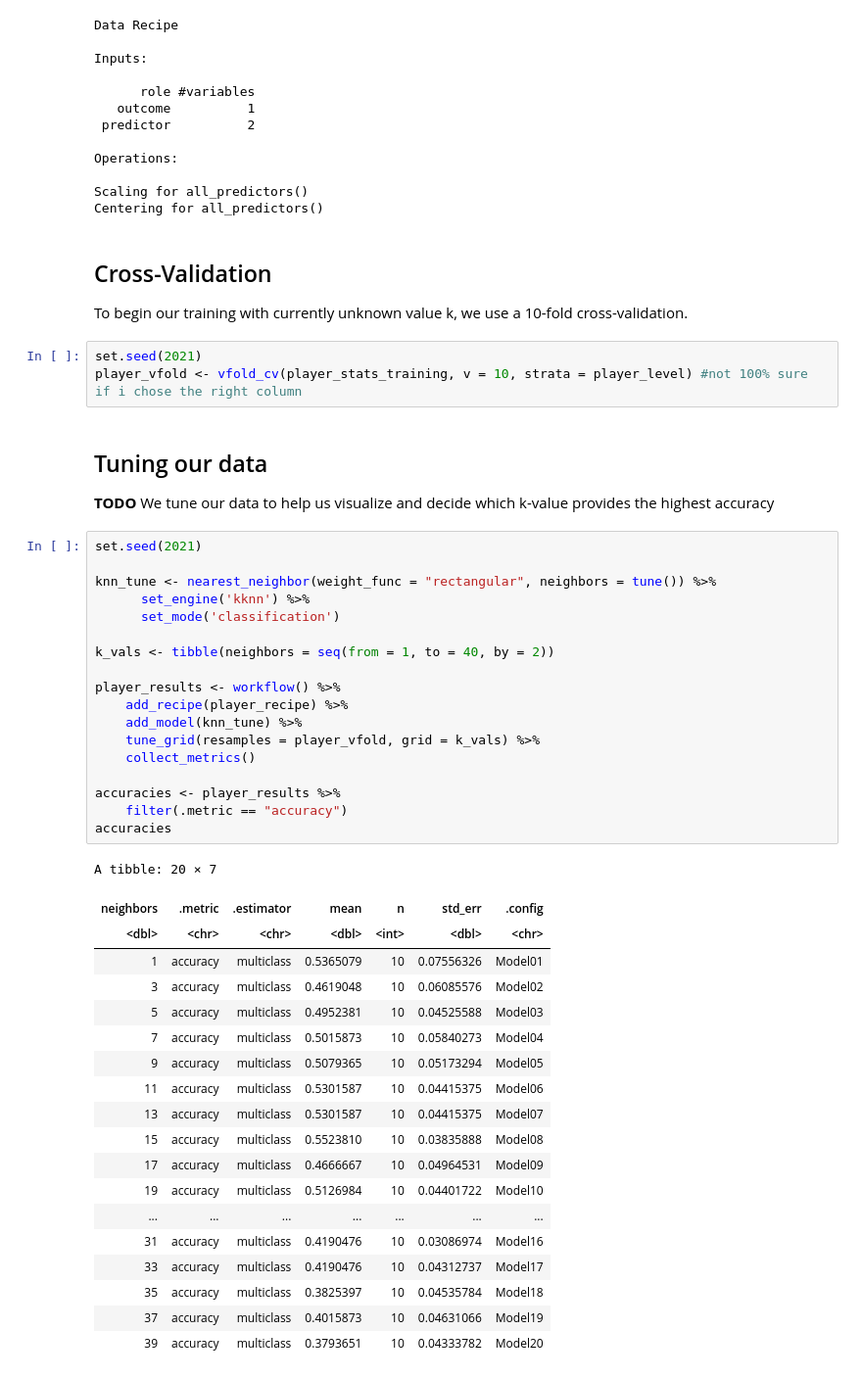
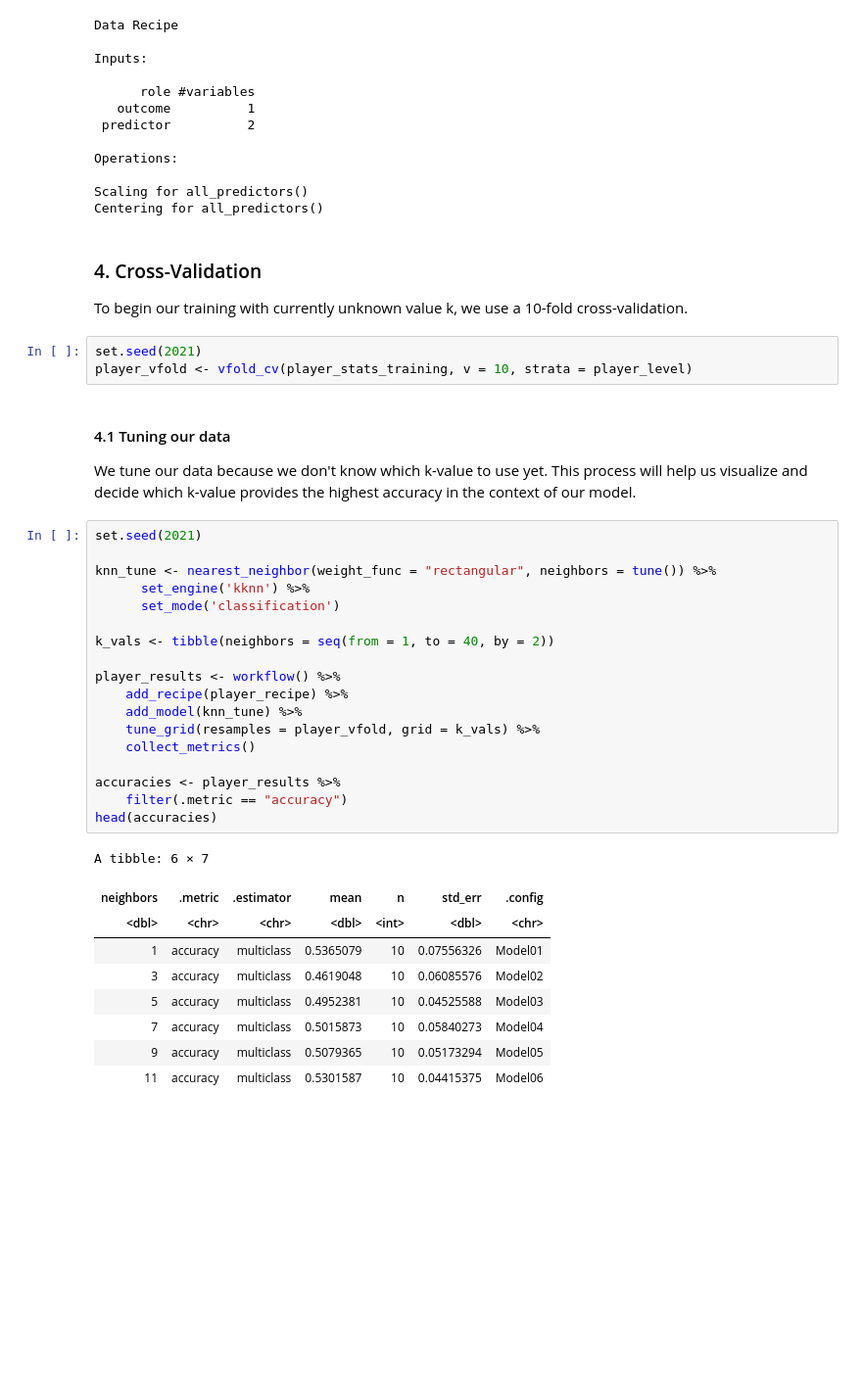
Before and after one commit to sandraradic/Tennis-Classification-Model, a Jupyter notebook: project_proposal.ipynb, the cells around one changed output. Shown: that part at 98% size. Drawn from its saved outputs; the diff is of its cells as text; blank space fills up the shorter version.

Commit message:
fixed some code, tidied cells, added paragraphs and sections with TODOS for unfinished writing/documentation

```diff
--- a/project_proposal.ipynb
+++ b/project_proposal.ipynb
@@ -278,51 +295,41 @@ Operations:
 Scaling for all_predictors()
 Centering for all_predictors()
 # %% [markdown]
-## Cross-Validation
+### 4. Cross-Validation
 
 To begin our training with currently unknown value k, we use a 10-fold cross-validation.
 # %%
 set.seed(2021)
-player_vfold <- vfold_cv(player_stats_training, v = 10, strata = player_level) #not 100% sure if i chose the right column
+player_vfold <- vfold_cv(player_stats_training, v = 10, strata = player_level)
 # %% [markdown]
-## Tuning our data
+#### 4.1 Tuning our data
 
-**TODO** We tune our data to help us visualize and decide which k-value provides the highest accuracy
+We tune our data because we don't know which k-value to use yet. This process will help us visualize and decide which k-value provides the highest accuracy in the context of our model.
 # %%
 set.seed(2021)
 
 knn_tune <- nearest_neighbor(weight_func = "rectangular", neighbors = tune()) %>%
       set_engine('kknn') %>%
       set_mode('classification')
 
 k_vals <- tibble(neighbors = seq(from = 1, to = 40, by = 2))
 
 player_results <- workflow() %>%
     add_recipe(player_recipe) %>%
     add_model(knn_tune) %>%
     tune_grid(resamples = player_vfold, grid = k_vals) %>%
     collect_metrics()
 
 accuracies <- player_results %>%
     filter(.metric == "accuracy")
-accuracies
+head(accuracies)
 # %% [output]
-A tibble: 20 × 7
+A tibble: 6 × 7
 | neighbors | .metric | .estimator | mean | n | std_err | .config |
 | <dbl> | <chr> | <chr> | <dbl> | <int> | <dbl> | <chr> |
 | 1 | accuracy | multiclass | 0.5365079 | 10 | 0.07556326 | Model01 |
 | 3 | accuracy | multiclass | 0.4619048 | 10 | 0.06085576 | Model02 |
 | 5 | accuracy | multiclass | 0.4952381 | 10 | 0.04525588 | Model03 |
 | 7 | accuracy | multiclass | 0.5015873 | 10 | 0.05840273 | Model04 |
 | 9 | accuracy | multiclass | 0.5079365 | 10 | 0.05173294 | Model05 |
 | 11 | accuracy | multiclass | 0.5301587 | 10 | 0.04415375 | Model06 |
-| 13 | accuracy | multiclass | 0.5301587 | 10 | 0.04415375 | Model07 |
-| 15 | accuracy | multiclass | 0.5523810 | 10 | 0.03835888 | Model08 |
-| 17 | accuracy | multiclass | 0.4666667 | 10 | 0.04964531 | Model09 |
-| 19 | accuracy | multiclass | 0.5126984 | 10 | 0.04401722 | Model10 |
-| ... | ... | ... | ... | ... | ... | ... |
-| 31 | accuracy | multiclass | 0.4190476 | 10 | 0.03086974 | Model16 |
-| 33 | accuracy | multiclass | 0.4190476 | 10 | 0.04312737 | Model17 |
-| 35 | accuracy | multiclass | 0.3825397 | 10 | 0.04535784 | Model18 |
-| 37 | accuracy | multiclass | 0.4015873 | 10 | 0.04631066 | Model19 |
-| 39 | accuracy | multiclass | 0.3793651 | 10 | 0.04333782 | Model20 |
```
Also changed, not shown: parts of 38 cells of this notebook.
